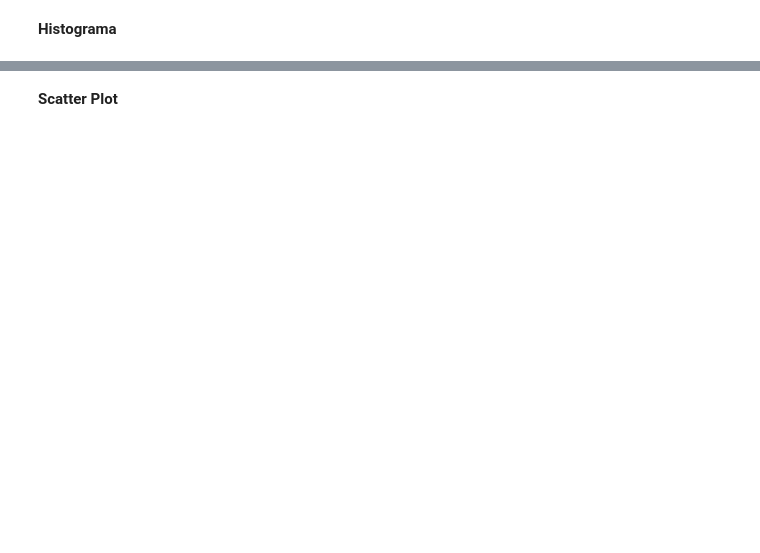
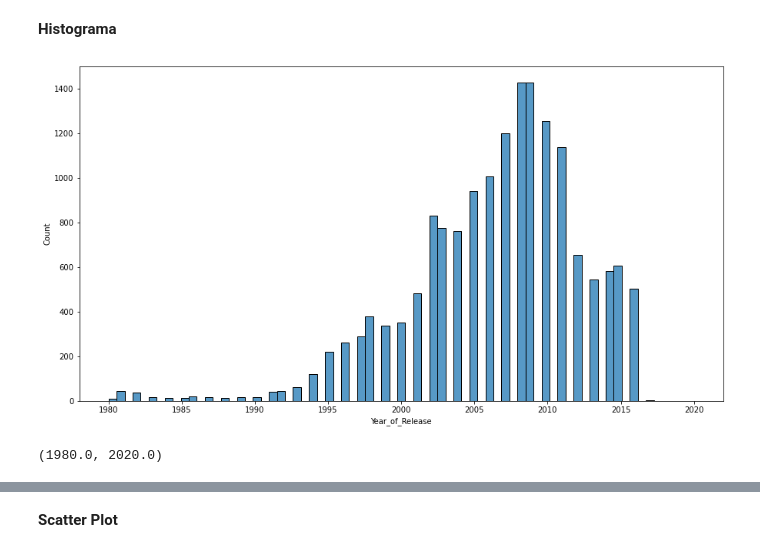
Before and after one commit to Ironhack-Data-Madrid-Agosto-2022/Apuntes-de-clase, a Jupyter notebook: semana_5/2.1 - Visualizacion en Python.ipynb, the cells around one changed output, grey strips where cells are left out. Cells and saved outputs as stored; diff of their text form; code cells hidden in the pictures; blank space fills up the shorter version.

```diff
--- a/semana_5/2.1 - Visualizacion en Python.ipynb
+++ b/semana_5/2.1 - Visualizacion en Python.ipynb
@@ -42,2 +110,10 @@ Comenzamos con la descripción estadística de los datos:
 # %% [markdown]
 **Histograma**
+# %%
+sns.histplot(x=df.Year_of_Release);
+# %% [output]
+[figure, added]
+# %%
+df.Year_of_Release.min(), df.Year_of_Release.max()
+# %% [output]
+(1980.0, 2020.0)
```
Also changed, not shown: parts of 40 cells of this notebook, 11 other files.
